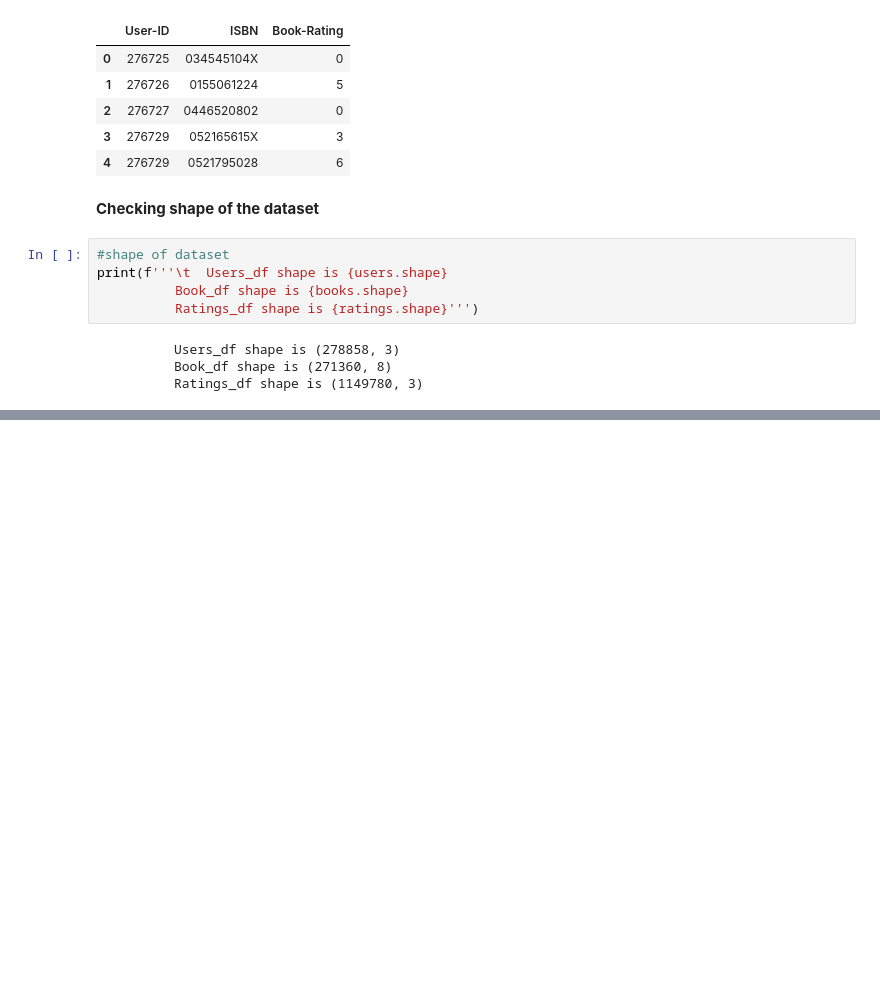
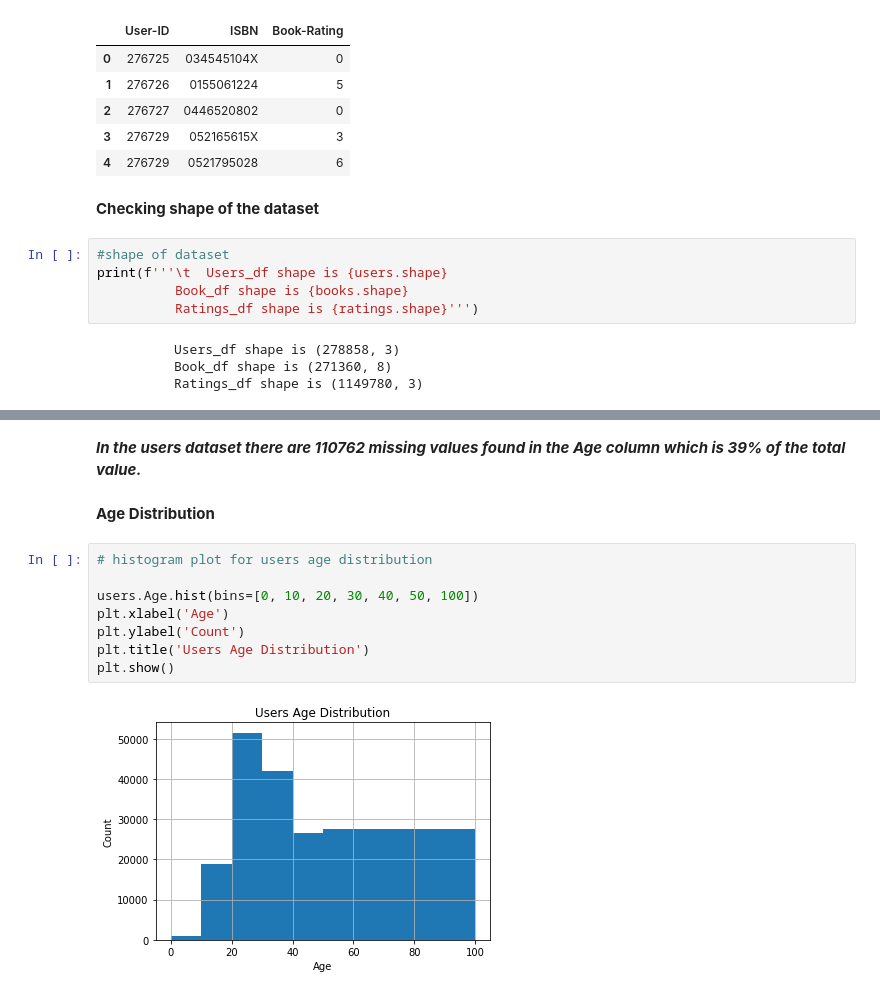
Before and after one commit to vivvvek24/Book-Recommendation-System, a Jupyter notebook: Book_Recommendation_System.ipynb, the cells around one changed output, grey strips where cells are left out. Drawn from its saved outputs; the diff is of its cells as text; blank space fills up the shorter version.

Commit message:
Analysing users dataset

```diff
--- a/Book_Recommendation_System.ipynb
+++ b/Book_Recommendation_System.ipynb
@@ -111,0 +130,14 @@ print(f'''\t  Users_df shape is {users.shape}
+# %% [markdown]
+***In the users dataset there are 110762 missing values found in the Age column which is 39% of the total value.***
+# %% [markdown]
+**Age Distribution**
+# %%
+# histogram plot for users age distribution
+
+users.Age.hist(bins=[0, 10, 20, 30, 40, 50, 100])
+plt.xlabel('Age')
+plt.ylabel('Count')
+plt.title('Users Age Distribution')
+plt.show()
+# %% [output]
+[figure, added]
```
Also changed, not shown: parts of 10 cells of this notebook.
